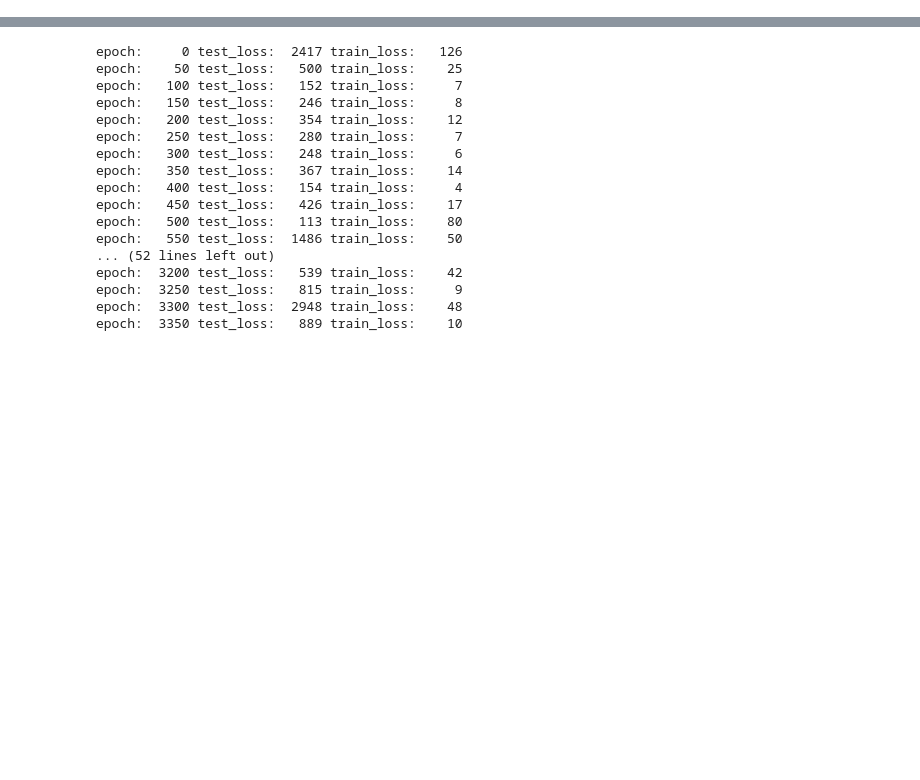
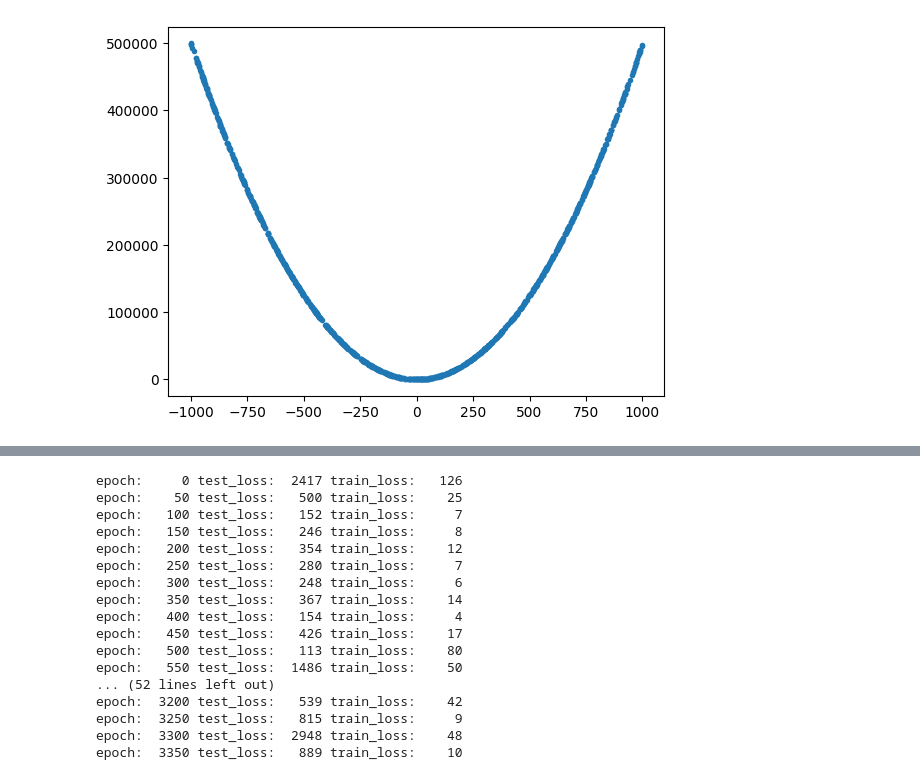
Before and after one commit to ktikok/SCMP_ML, a Jupyter notebook: predictingKineticE.ipynb, the cells around one changed output, grey strips where cells are left out. Drawn from its saved outputs; the diff is of its cells as text; code cells hidden in the pictures; blank space fills up the shorter version.

```diff
--- a/predictingKineticE.ipynb
+++ b/predictingKineticE.ipynb
@@ -52,3 +54,8 @@ for j in range(N):
 
 X3 = torch.Tensor(X3)
 y3 = torch.Tensor(y3)
+# %%
+plt.scatter(X2[:,1] ,y2, marker='.', )
+plt.show()
+# %% [output]
+[figure, added]
```
Also changed, not shown: parts of 30 cells of this notebook, 1 other file.
